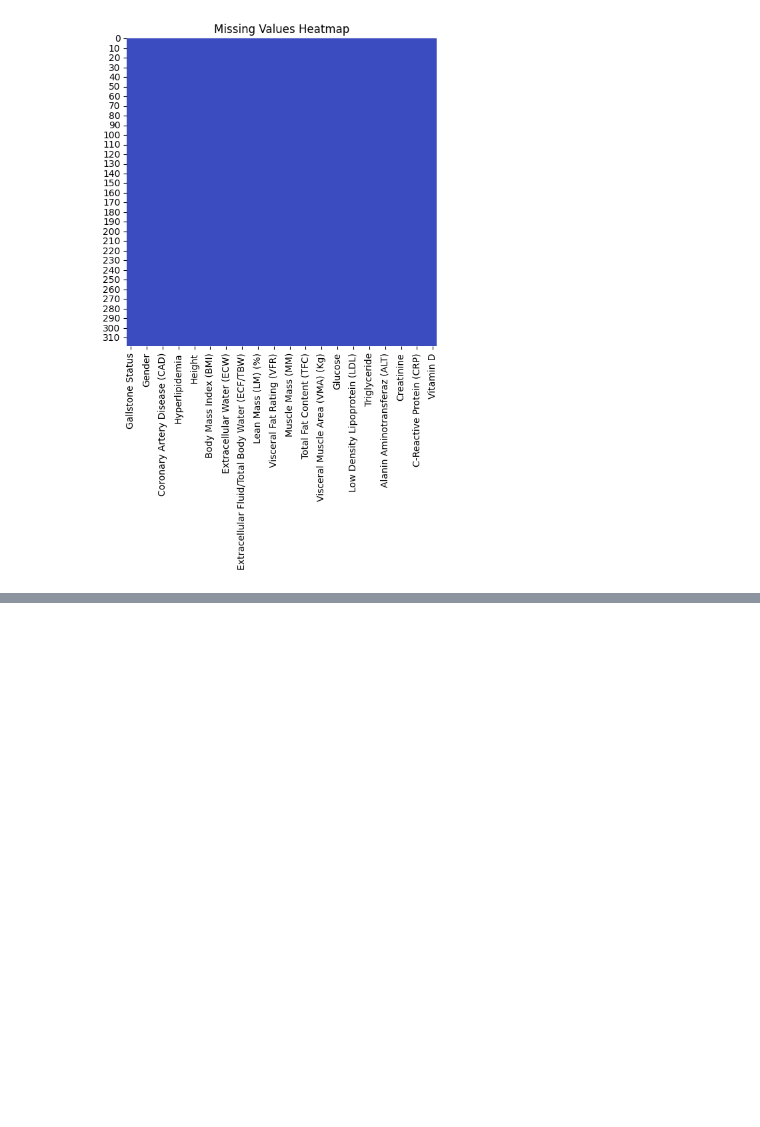
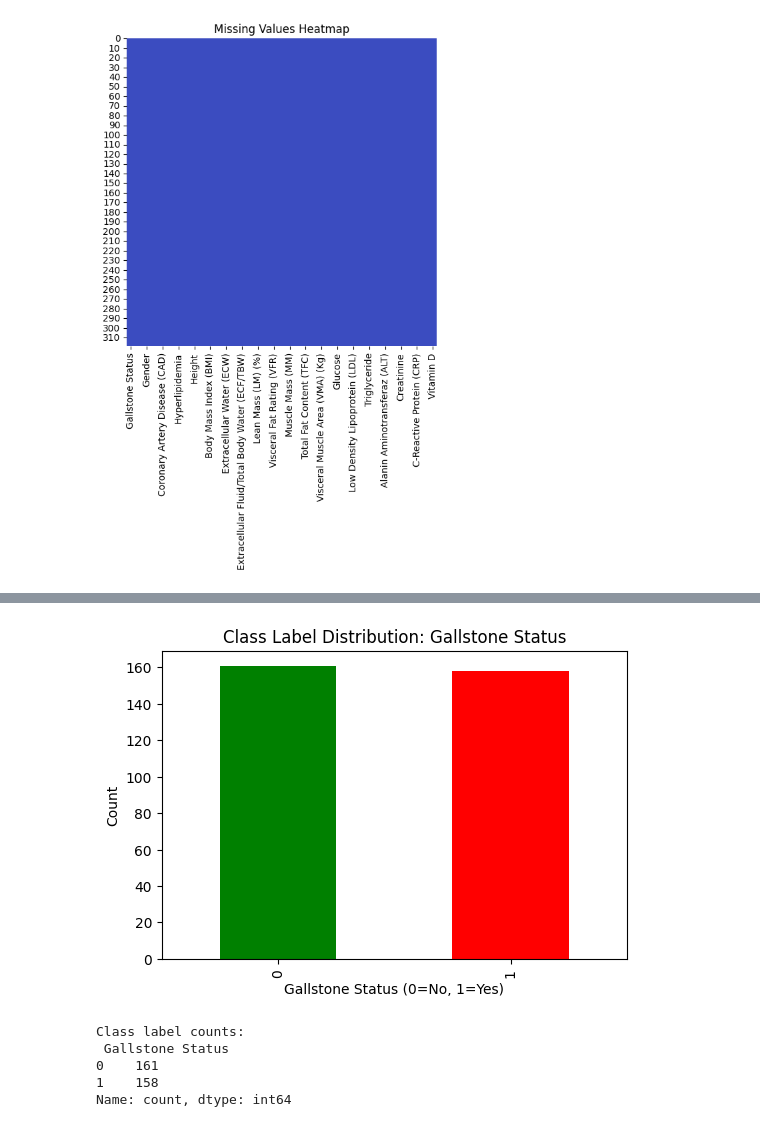
Before and after one commit to ShathaAlshalawi/Gallstone_project, a Jupyter notebook: phase2.ipynb, the cells around one changed output, grey strips where cells are left out. Cells and saved outputs as stored; diff of their text form; code cells hidden in the pictures; blank space fills up the shorter version.

```diff
--- a/phase2.ipynb
+++ b/phase2.ipynb
@@ -129,0 +182,17 @@ df.to_csv("Preprocessed_dataset.csv", index=False)
+# %%
+class_counts = df['Gallstone Status'].value_counts()
+plt.figure(figsize=(6,4))
+class_counts.plot(kind='bar', color=['green','red'])
+plt.xlabel("Gallstone Status (0=No, 1=Yes)")
+plt.ylabel("Count")
+plt.title("Class Label Distribution: Gallstone Status")
+plt.show()
+
+print("Class label counts:\n", class_counts)
+# %% [output]
+[figure, added]
+Class label counts:
+ Gallstone Status
+0    161
+1    158
+Name: count, dtype: int64
```
Also changed, not shown: parts of 5 cells of this notebook.
